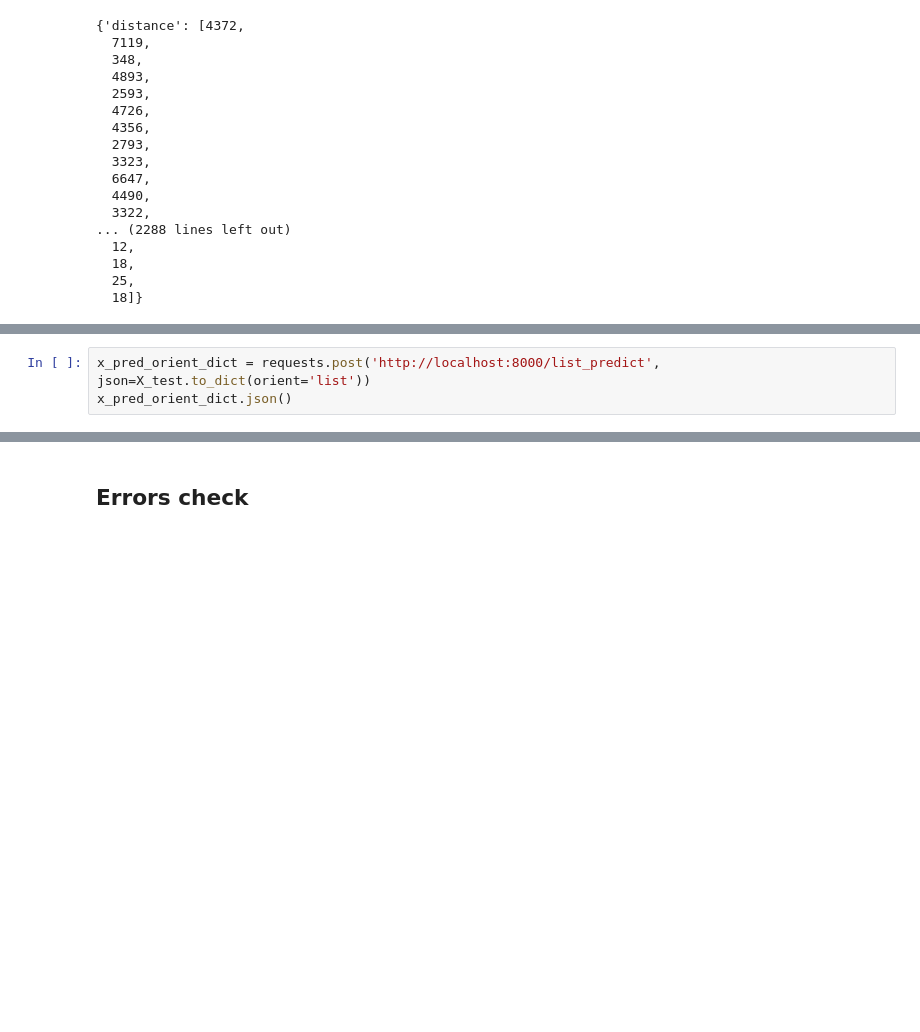
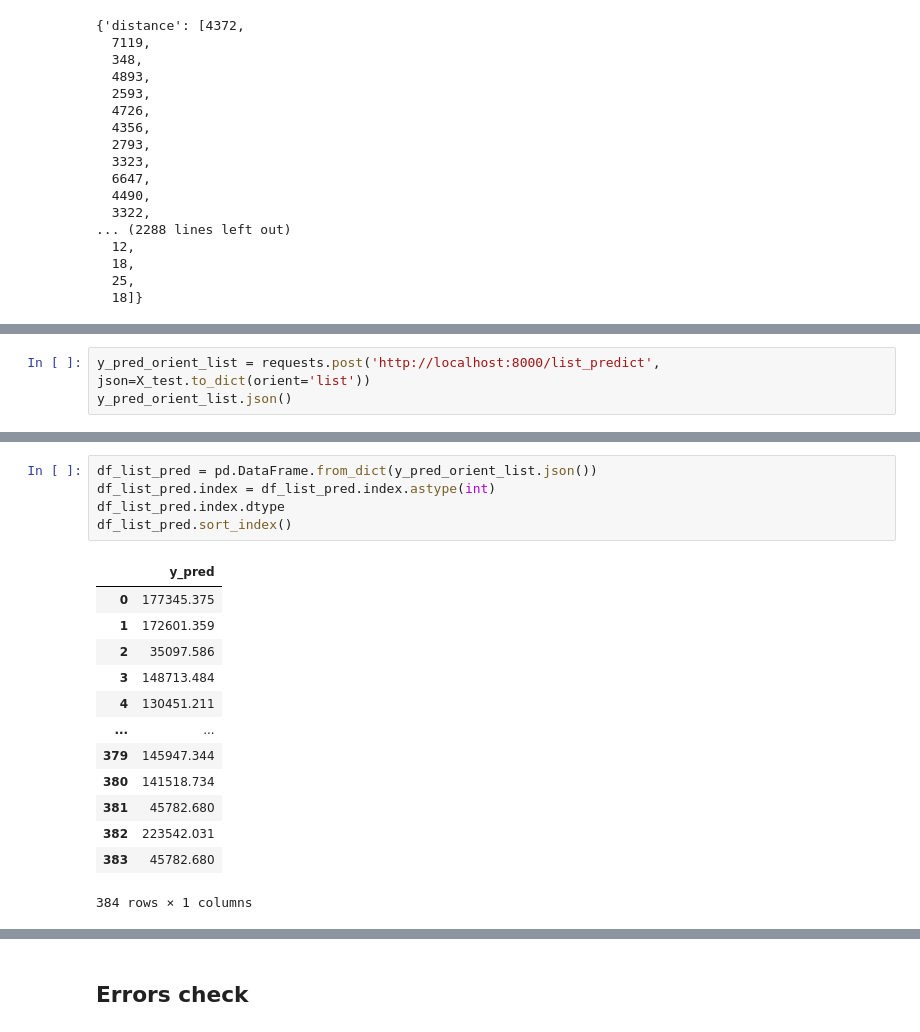
Before and after one commit to rvegrc/transport, a Jupyter notebook: transport_price.ipynb, the cells around one changed output, grey strips where cells are left out. Drawn from its saved outputs; the diff is of its cells as text; blank space fills up the shorter version.

```diff
--- a/transport_price.ipynb
+++ b/transport_price.ipynb
@@ -698,3 +700,3 @@ X_test.to_dict(orient='list')
 # %%
-x_pred_orient_dict = requests.post('http://localhost:8000/list_predict', json=X_test.to_dict(orient='list'))
-x_pred_orient_dict.json()
+y_pred_orient_list = requests.post('http://localhost:8000/list_predict', json=X_test.to_dict(orient='list'))
+y_pred_orient_list.json()
@@ -701,2 +721,21 @@ x_pred_orient_dict.json()
+# %%
+df_list_pred = pd.DataFrame.from_dict(y_pred_orient_list.json())
+df_list_pred.index = df_list_pred.index.astype(int)
+df_list_pred.index.dtype
+df_list_pred.sort_index()
+# %% [output]
+|  | y_pred |
+| 0 | 177345.375 |
+| 1 | 172601.359 |
+| 2 | 35097.586 |
+| 3 | 148713.484 |
+| 4 | 130451.211 |
+| ... | ... |
+| 379 | 145947.344 |
+| 380 | 141518.734 |
+| 381 | 45782.680 |
+| 382 | 223542.031 |
+| 383 | 45782.680 |
+384 rows × 1 columns
 # %%
 
```
Also changed, not shown: parts of 10 cells of this notebook, 3 other files.
